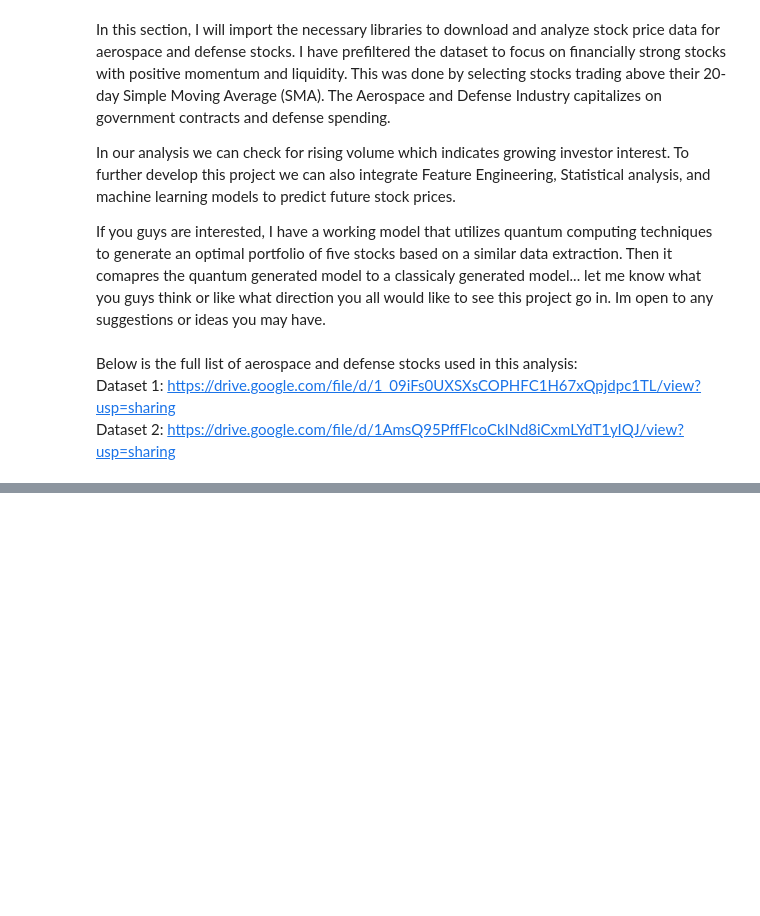
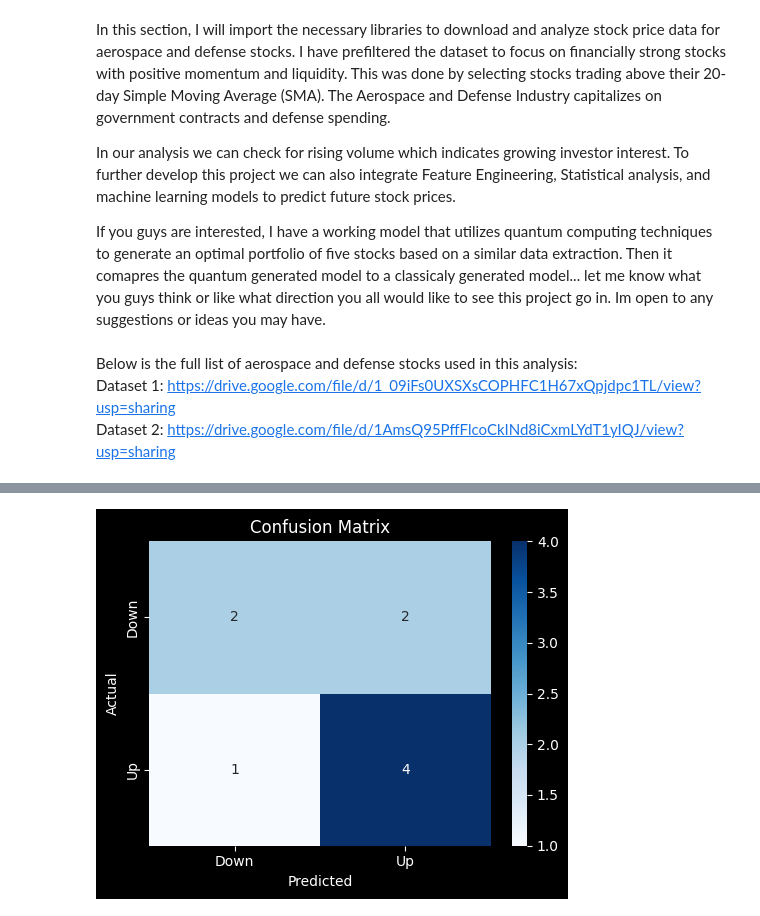
Before and after one commit to blkpvnthr/DIAMOND_HANDS, a Jupyter notebook: aerospace.ipynb, the cells around one changed output, grey strips where cells are left out. Saved outputs shown, nothing was run; the diff lists cells and outputs as text; code cells hidden in the pictures; blank space fills up the shorter version.

```diff
--- a/aerospace.ipynb
+++ b/aerospace.ipynb
@@ -191,0 +229,12 @@ Text(0, 0.5, 'Ticker')
+# %%
+# Plot confusion matrix heatmap
+plt.figure(figsize=(5, 4))
+sns.heatmap(conf_matrix, annot=True, fmt='d', cmap='Blues',
+            xticklabels=['Down', 'Up'], yticklabels=['Down', 'Up'])
+plt.xlabel("Predicted")
+plt.ylabel("Actual")
+plt.title("Confusion Matrix")
+plt.tight_layout()
+plt.show()
+# %% [output]
+[figure, added]
```
Also changed, not shown: parts of 13 cells of this notebook, 2 other files.
